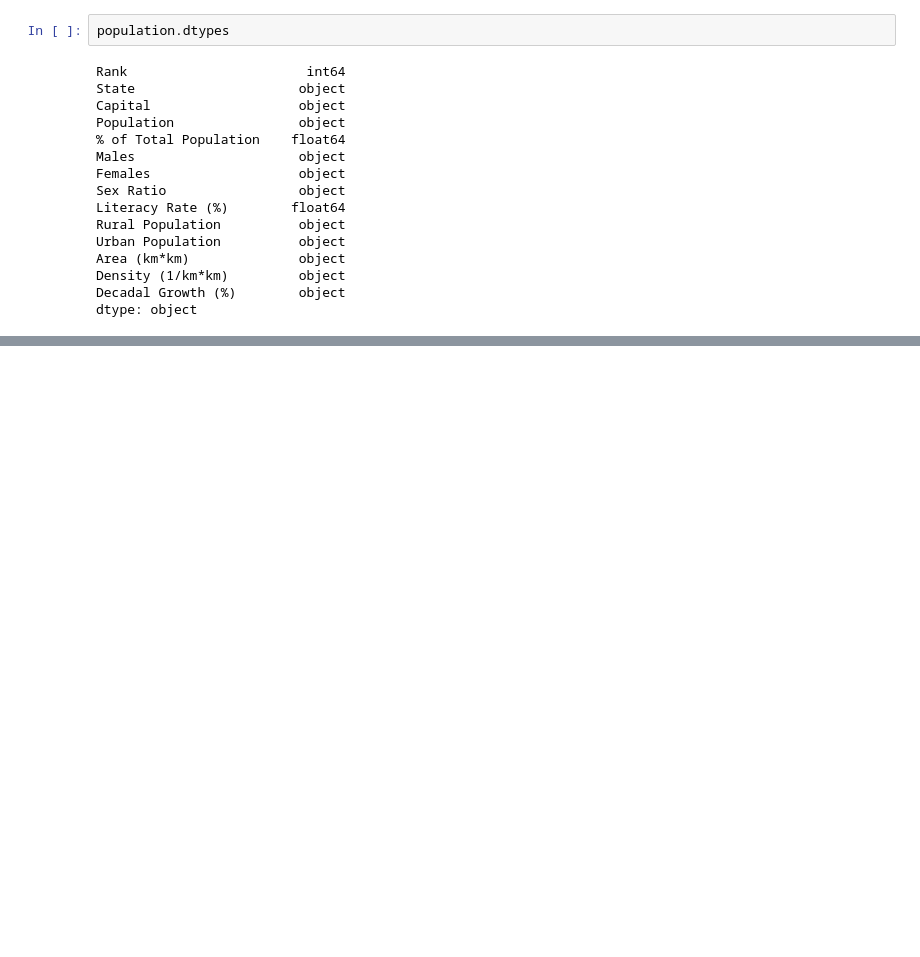
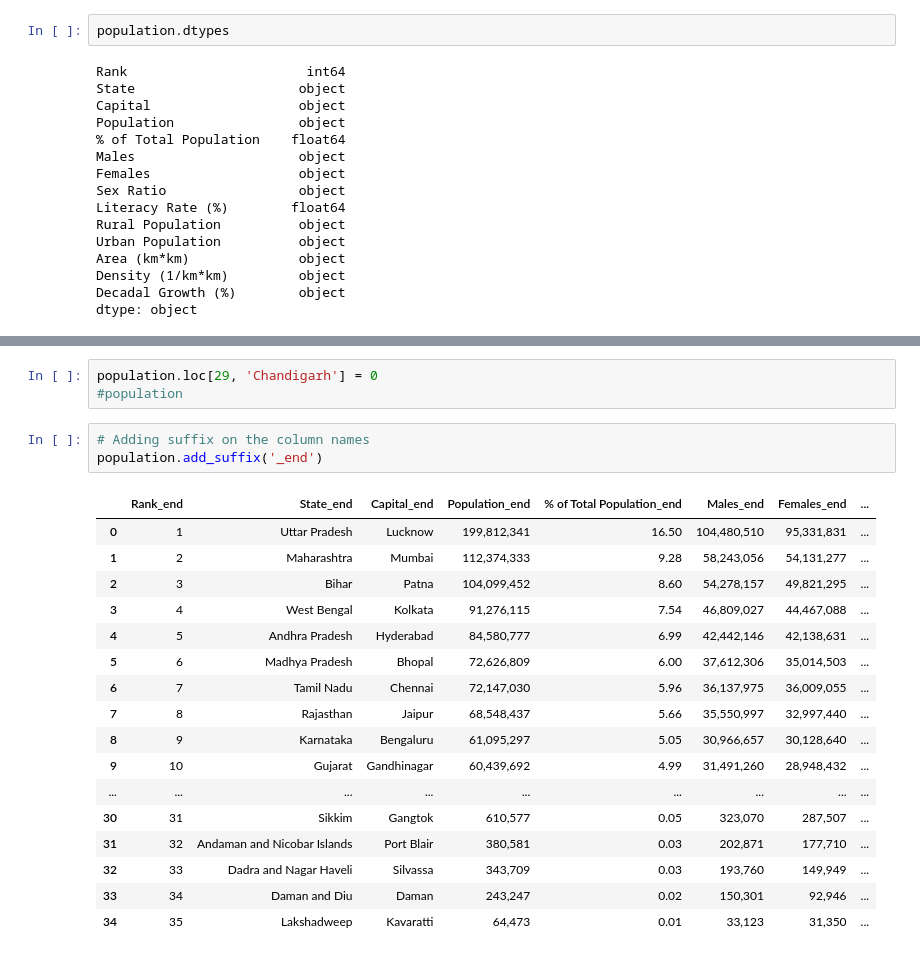
Before and after one commit to PurityKM/python-learn, a Jupyter notebook: india_population.ipynb, the cells around one changed output, grey strips where cells are left out. Cells and saved outputs as stored; diff of their text form; blank space fills up the shorter version.

```diff
--- a/india_population.ipynb
+++ b/india_population.ipynb
@@ -63,0 +193,24 @@ dtype: object
+# %%
+population.loc[29, 'Chandigarh'] = 0
+#population
+# %%
+# Adding suffix on the column names
+population.add_suffix('_end')
+# %% [output]
+|  | Rank_end | State_end | Capital_end | Population_end | % of Total Population_end | Males_end | Females_end | ... |
+| 0 | 1 | Uttar Pradesh | Lucknow | 199,812,341 | 16.50 | 104,480,510 | 95,331,831 | ... |
+| 1 | 2 | Maharashtra | Mumbai | 112,374,333 | 9.28 | 58,243,056 | 54,131,277 | ... |
+| 2 | 3 | Bihar | Patna | 104,099,452 | 8.60 | 54,278,157 | 49,821,295 | ... |
+| 3 | 4 | West Bengal | Kolkata | 91,276,115 | 7.54 | 46,809,027 | 44,467,088 | ... |
+| 4 | 5 | Andhra Pradesh | Hyderabad | 84,580,777 | 6.99 | 42,442,146 | 42,138,631 | ... |
+| 5 | 6 | Madhya Pradesh | Bhopal | 72,626,809 | 6.00 | 37,612,306 | 35,014,503 | ... |
+| 6 | 7 | Tamil Nadu | Chennai | 72,147,030 | 5.96 | 36,137,975 | 36,009,055 | ... |
+| 7 | 8 | Rajasthan | Jaipur | 68,548,437 | 5.66 | 35,550,997 | 32,997,440 | ... |
+| 8 | 9 | Karnataka | Bengaluru | 61,095,297 | 5.05 | 30,966,657 | 30,128,640 | ... |
+| 9 | 10 | Gujarat | Gandhinagar | 60,439,692 | 4.99 | 31,491,260 | 28,948,432 | ... |
+| ... | ... | ... | ... | ... | ... | ... | ... | ... |
+| 30 | 31 | Sikkim | Gangtok | 610,577 | 0.05 | 323,070 | 287,507 | ... |
+| 31 | 32 | Andaman and Nicobar Islands | Port Blair | 380,581 | 0.03 | 202,871 | 177,710 | ... |
+| 32 | 33 | Dadra and Nagar Haveli | Silvassa | 343,709 | 0.03 | 193,760 | 149,949 | ... |
+| 33 | 34 | Daman and Diu | Daman | 243,247 | 0.02 | 150,301 | 92,946 | ... |
+| 34 | 35 | Lakshadweep | Kavaratti | 64,473 | 0.01 | 33,123 | 31,350 | ... |
```
Also changed, not shown: parts of 11 cells of this notebook.
